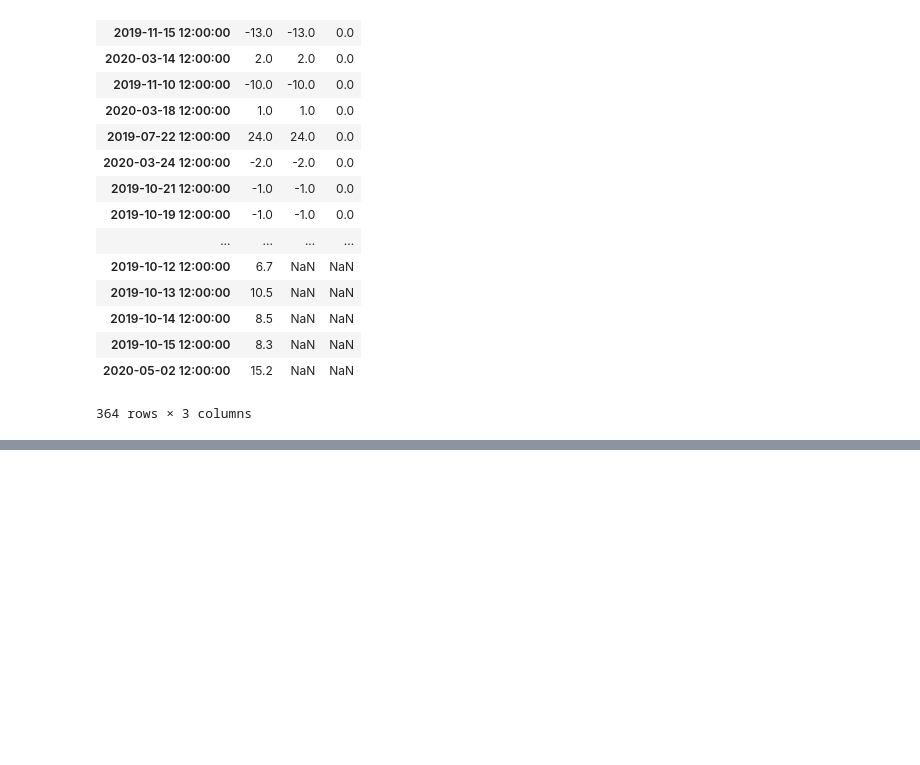
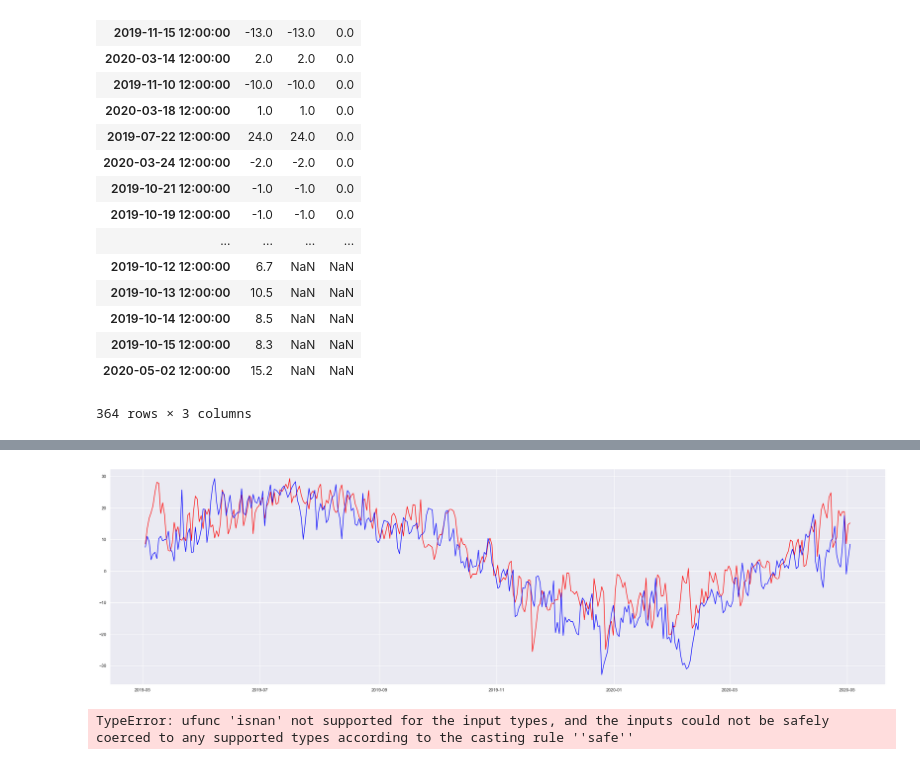
Before and after one commit to dimka11/coursework, a Jupyter notebook: RP5/main.ipynb, the cells around one changed output, grey strips where cells are left out. Drawn from its saved outputs; the diff is of its cells as text; code cells hidden in the pictures; blank space fills up the shorter version.

```diff
--- a/RP5/main.ipynb
+++ b/RP5/main.ipynb
@@ -165,0 +213,16 @@ df_compare.sort_values(by=['diff'])
+# %%
+plt.plot(df_omsk_last_year.index, df_omsk_last_year['T'], 'red')
+plt.plot(df_omsk_last_year.index, df_omsk_2018_year['T'], 'blue')
+#plt.plot(df_omsk_last_year.index, df_omsk_2017_year['T'], 'green')
+plt.show()
+# %% [output]
+[figure, added]
+# %%
+# heat map
+nan_elems = df_omsk_last_year['T'].isnull()
+df_omsk_last_year = df_omsk_last_year[~nan_elems]
+data_ = [df_omsk_last_year.index, df_omsk_last_year['T']]
+ax = sns.heatmap(data_)
+ax = sns.heatmap(data_)
+# %% [output]
+TypeError: ufunc 'isnan' not supported for the input types, and the inputs could not be safely coerced to any supported types according to the casting rule ''safe''
```
Also changed, not shown: parts of 9 cells of this notebook, 1 other file.
